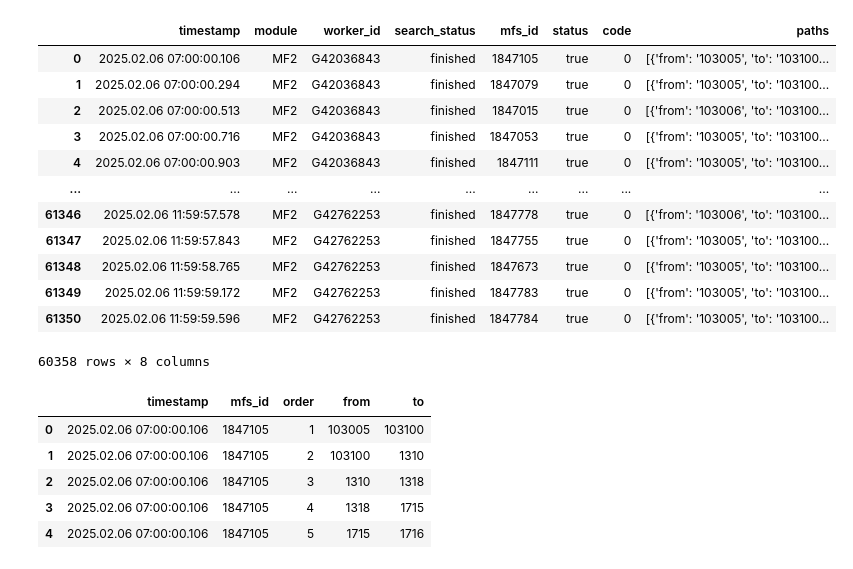
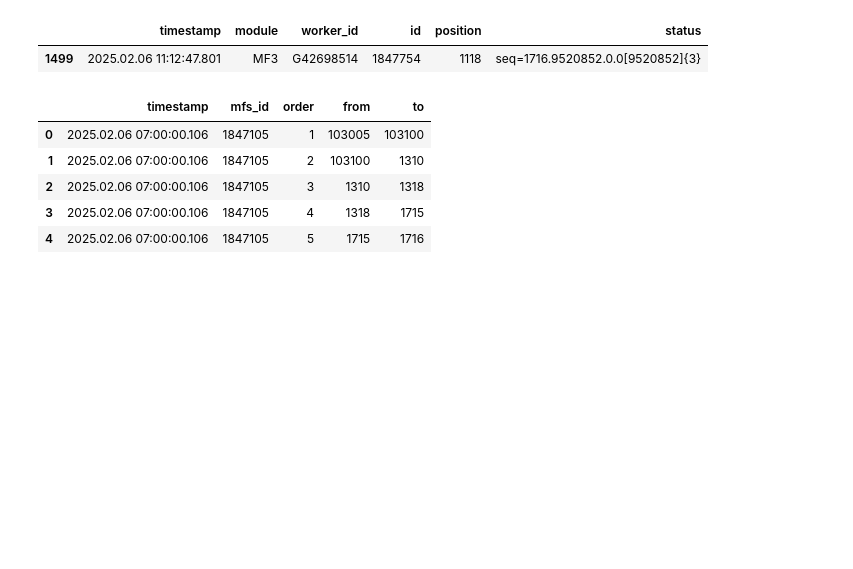
Before and after one commit to hseptiani/iis-seminar, a Jupyter notebook: analysis.ipynb, the cells around one changed output. Saved outputs shown, nothing was run; the diff lists cells and outputs as text; code cells hidden in the pictures; blank space fills up the shorter version.

```diff
--- a/analysis.ipynb
+++ b/analysis.ipynb
@@ -18,19 +19,8 @@ dt_check_sequence = pd.read_pickle("result/Check Sequence.pkl")
 # %%
-dt_path_movement_finished[dt_path_movement_finished['status'] == 'true']
+dt_is_position_ok[dt_is_position_ok['timestamp'] == '2025.02.06 11:12:47.801']
 # %% [output]
-|  | timestamp | module | worker_id | search_status | mfs_id | status | code | paths |
-| 0 | 2025.02.06 07:00:00.106 | MF2 | G42036843 | finished | 1847105 | true | 0 | [{'from': '103005', 'to': '103100... |
-| 1 | 2025.02.06 07:00:00.294 | MF2 | G42036843 | finished | 1847079 | true | 0 | [{'from': '103005', 'to': '103100... |
-| 2 | 2025.02.06 07:00:00.513 | MF2 | G42036843 | finished | 1847015 | true | 0 | [{'from': '103006', 'to': '103100... |
-| 3 | 2025.02.06 07:00:00.716 | MF2 | G42036843 | finished | 1847053 | true | 0 | [{'from': '103005', 'to': '103100... |
-| 4 | 2025.02.06 07:00:00.903 | MF2 | G42036843 | finished | 1847111 | true | 0 | [{'from': '103005', 'to': '103100... |
-| ... | ... | ... | ... | ... | ... | ... | ... | ... |
-| 61346 | 2025.02.06 11:59:57.578 | MF2 | G42762253 | finished | 1847778 | true | 0 | [{'from': '103006', 'to': '103100... |
-| 61347 | 2025.02.06 11:59:57.843 | MF2 | G42762253 | finished | 1847755 | true | 0 | [{'from': '103005', 'to': '103100... |
-| 61348 | 2025.02.06 11:59:58.765 | MF2 | G42762253 | finished | 1847673 | true | 0 | [{'from': '103005', 'to': '103100... |
-| 61349 | 2025.02.06 11:59:59.172 | MF2 | G42762253 | finished | 1847783 | true | 0 | [{'from': '103005', 'to': '103100... |
-| 61350 | 2025.02.06 11:59:59.596 | MF2 | G42762253 | finished | 1847784 | true | 0 | [{'from': '103005', 'to': '103100... |
+|  | timestamp | module | worker_id | id | position | status |
+| 1499 | 2025.02.06 11:12:47.801 | MF3 | G42698514 | 1847754 | 1118 | seq=1716.9520852.0.0[9520852]{3} |
-60358 rows × 8 columns
 # %%
 dt_path_movement_finished_detail[dt_path_movement_finished_detail['timestamp'] == '2025.02.06 07:00:00.106']
 # %% [output]
```
Also changed, not shown: parts of 7 cells of this notebook, 7 other files.
